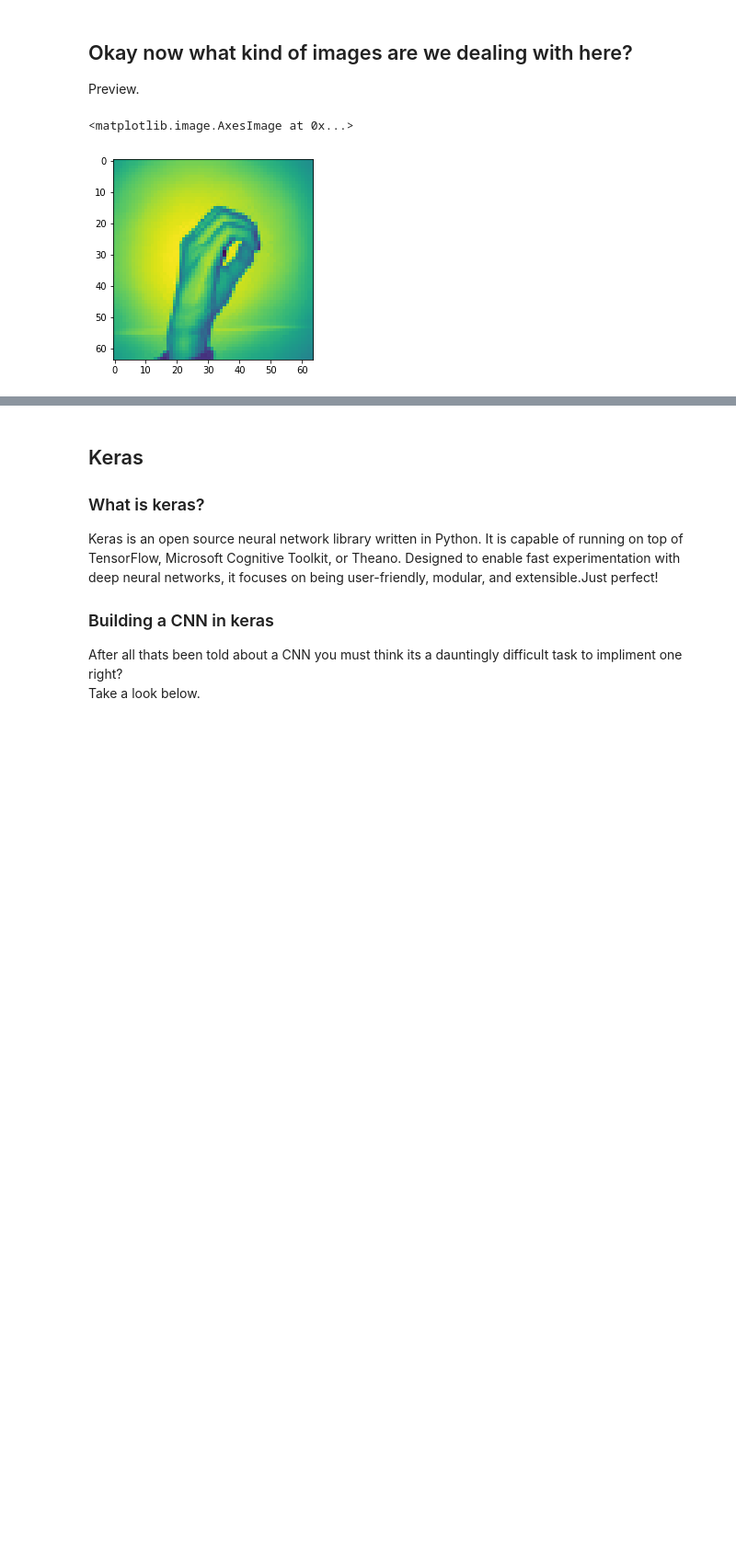
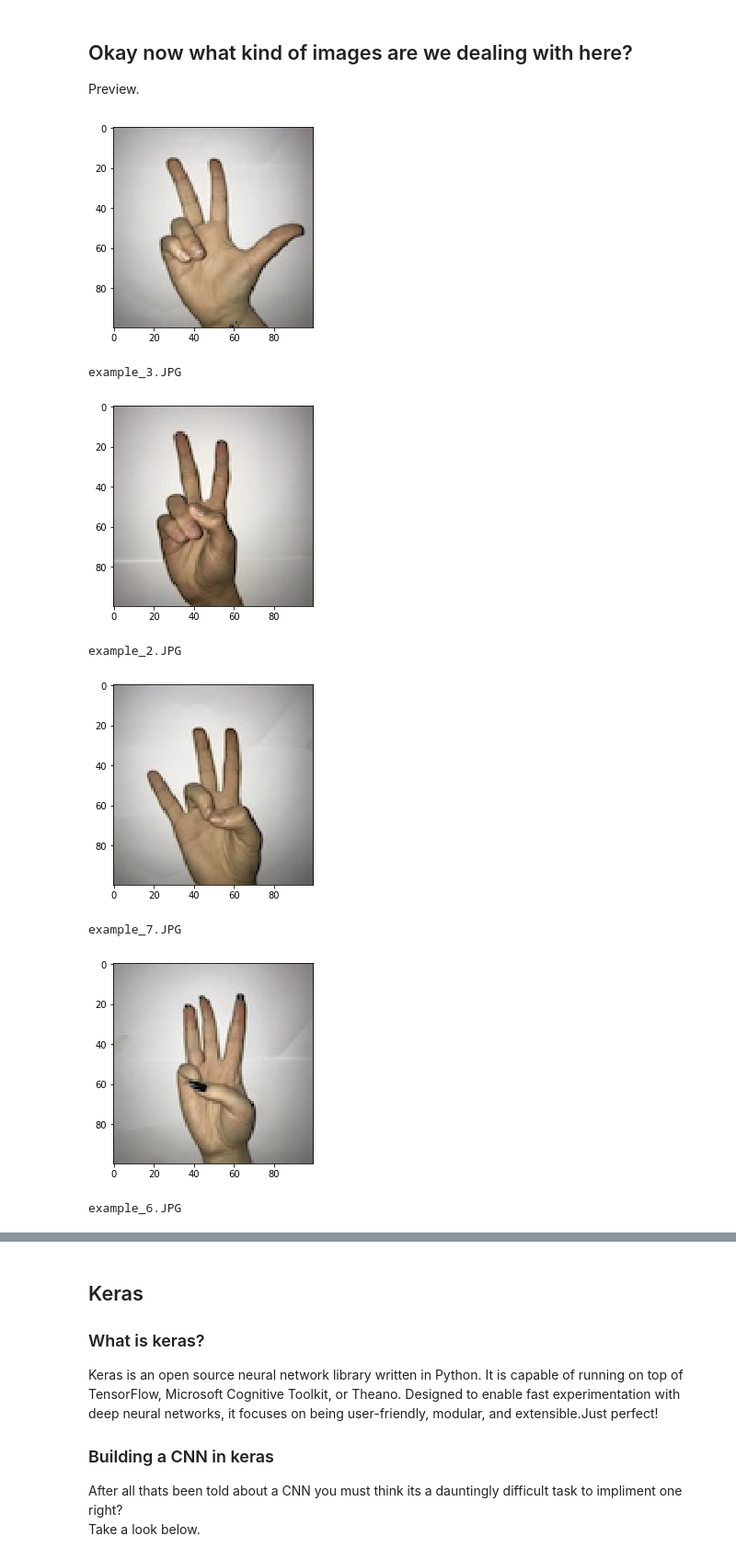
Before and after one commit to Pythonista7/Sign_Language_Digit_Recognition, a Jupyter notebook: Sign Language Digit Recognition.ipynb, the cells around one changed output, grey strips where cells are left out. Shown: that part at 92% size. Drawn from its saved outputs; the diff is of its cells as text; code cells hidden in the pictures; blank space fills up the shorter version.

```diff
--- a/Sign Language Digit Recognition.ipynb
+++ b/Sign Language Digit Recognition.ipynb
@@ -65,9 +67,22 @@ X_test=X_test.reshape((len(X_test),64,64,1))
 # %% [markdown]
 ## Okay now what kind of images are we dealing with here?
 Preview.
-# %%
-img=X[1]
-plt.imshow(img)
-# %% [output]
-<matplotlib.image.AxesImage at 0x...>
-[figure, removed]
+# %%
+import os
+%matplotlib inline
+ex_path='/home/ashwin/Desktop/Sign_Language_Digit_Recognition/Examples/'
+exp=os.listdir(ex_path)
+for e in exp:
+    img=plt.imread(ex_path+e)
+    plt.imshow(img)
+    plt.show()
+    print(e)
+# %% [output]
+[figure, added]
+example_3.JPG
+[figure, added]
+example_2.JPG
+[figure, added]
+example_7.JPG
+[figure, added]
+example_6.JPG
```
Also changed, not shown: parts of 13 cells of this notebook.
